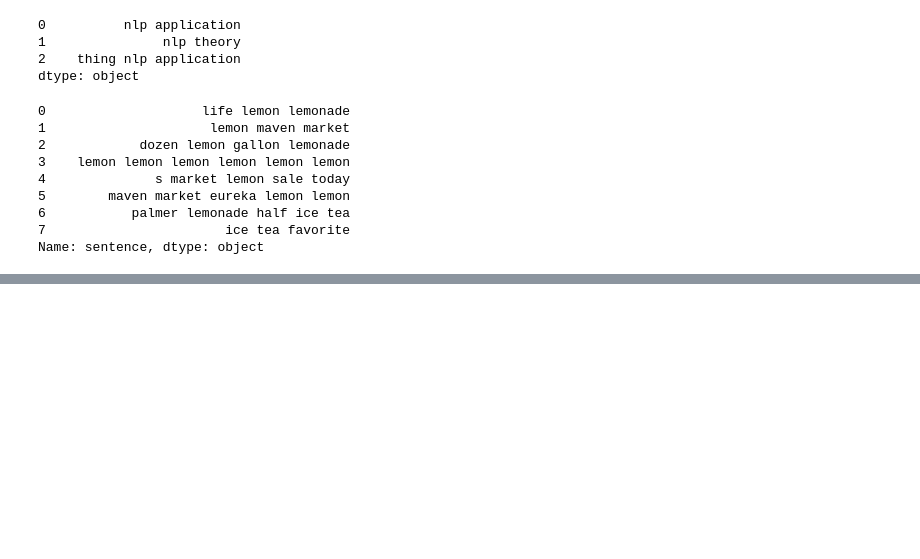
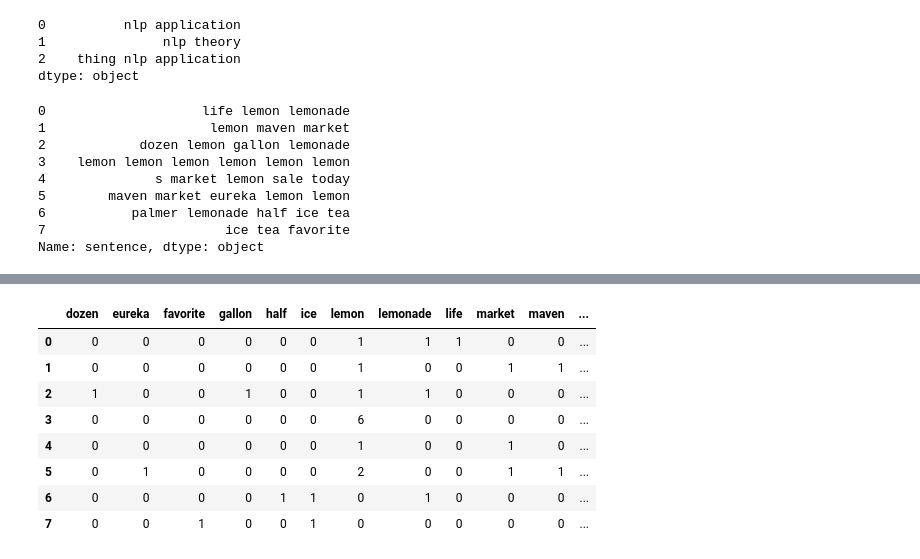
Before and after one commit to Camiloesp/PythonDataScience_NaturalLanguageProcessing, a Jupyter notebook: 2_TextPreprocessing.ipynb, the cells around one changed output, grey strips where cells are left out. Cells and saved outputs as stored; diff of their text form; code cells hidden in the pictures; blank space fills up the shorter version.

Commit message:
Count Vectorizer

```diff
--- a/2_TextPreprocessing.ipynb
+++ b/2_TextPreprocessing.ipynb
@@ -500,0 +515,5 @@ pd.to_pickle(text_clean, 'Data/text_clean.pkl')
+# %%
+import pandas as pd
+
+series = pd.read_pickle('Data/text_clean.pkl')
+series
@@ -500,0 +530,17 @@ pd.to_pickle(text_clean, 'Data/text_clean.pkl')
+# %%
+from sklearn.feature_extraction.text import CountVectorizer
+
+cv = CountVectorizer()
+dtm = cv.fit_transform(series) # save as document term matrix
+dtm_df = pd.DataFrame(dtm.toarray(), columns=cv.get_feature_names_out())
+dtm_df
+# %% [output]
+|  | dozen | eureka | favorite | gallon | half | ice | lemon | lemonade | life | market | maven | ... |
+| 0 | 0 | 0 | 0 | 0 | 0 | 0 | 1 | 1 | 1 | 0 | 0 | ... |
+| 1 | 0 | 0 | 0 | 0 | 0 | 0 | 1 | 0 | 0 | 1 | 1 | ... |
+| 2 | 1 | 0 | 0 | 1 | 0 | 0 | 1 | 1 | 0 | 0 | 0 | ... |
+| 3 | 0 | 0 | 0 | 0 | 0 | 0 | 6 | 0 | 0 | 0 | 0 | ... |
+| 4 | 0 | 0 | 0 | 0 | 0 | 0 | 1 | 0 | 0 | 1 | 0 | ... |
+| 5 | 0 | 1 | 0 | 0 | 0 | 0 | 2 | 0 | 0 | 1 | 1 | ... |
+| 6 | 0 | 0 | 0 | 0 | 1 | 1 | 0 | 1 | 0 | 0 | 0 | ... |
+| 7 | 0 | 0 | 1 | 0 | 0 | 1 | 0 | 0 | 0 | 0 | 0 | ... |
```
Also changed, not shown: parts of 4 cells of this notebook, 1 other file.
